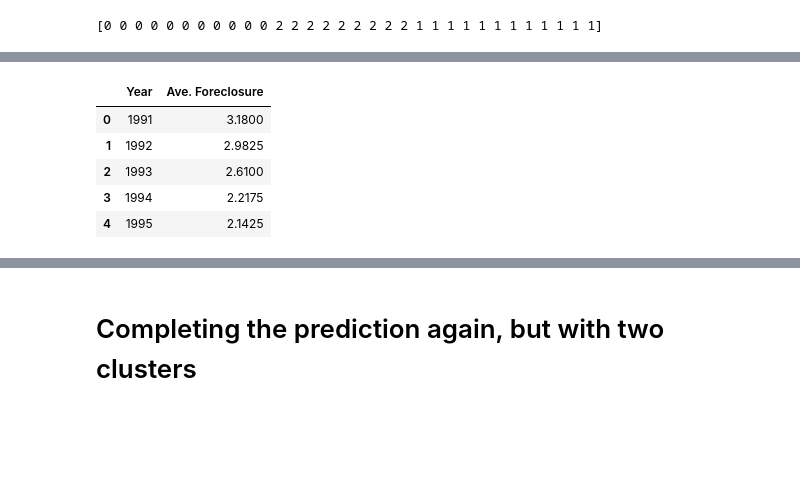
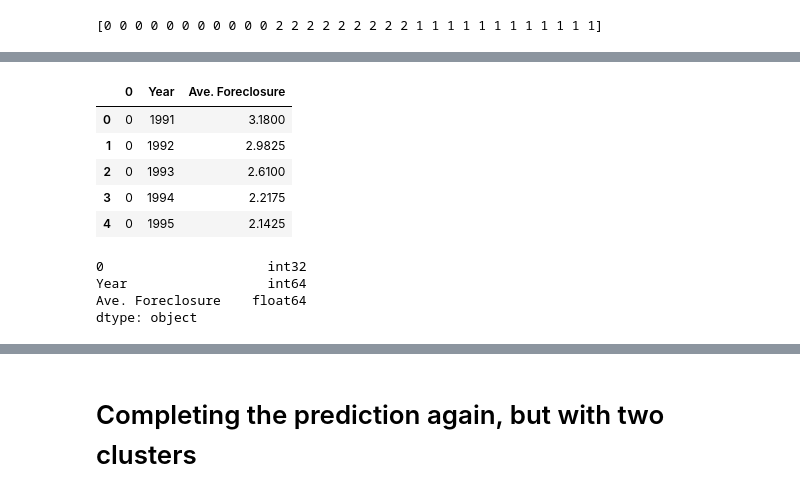
Before and after one commit to Retica/Final_Project, a Jupyter notebook: Machine Learning/Average_Random_Forest-Foreclosure.ipynb, the cells around one changed output, grey strips where cells are left out. Drawn from its saved outputs; the diff is of its cells as text; code cells hidden in the pictures; blank space fills up the shorter version.

```diff
--- a/Machine Learning/Average_Random_Forest-Foreclosure.ipynb
+++ b/Machine Learning/Average_Random_Forest-Foreclosure.ipynb
@@ -204,3 +204,6 @@ predictions = model.predict(foreclosure_master_df_ave)
 print(predictions)
 # %% [output]
 [0 0 0 0 0 0 0 0 0 0 0 2 2 2 2 2 2 2 2 2 1 1 1 1 1 1 1 1 1 1 1 1]
+# %%
+predic_df = pd.DataFrame(predictions)
+predic_df.tail()
@@ -206,0 +217,3 @@ print(predictions)
+# %%
+master_predic_df = pd.concat([predic_df, foreclosure_master_df_ave], axis=1)
+master_predic_df.tail()
@@ -207,12 +227,19 @@ print(predictions)
 # %%
 # Add a new class column to the df_iris of the predicted class
-foreclosure_master_df_ave.head()
+master_predic_df.head()
 # %% [output]
-|  | Year | Ave. Foreclosure |
-| 0 | 1991 | 3.1800 |
-| 1 | 1992 | 2.9825 |
-| 2 | 1993 | 2.6100 |
-| 3 | 1994 | 2.2175 |
-| 4 | 1995 | 2.1425 |
+|  | 0 | Year | Ave. Foreclosure |
+| 0 | 0 | 1991 | 3.1800 |
+| 1 | 0 | 1992 | 2.9825 |
+| 2 | 0 | 1993 | 2.6100 |
+| 3 | 0 | 1994 | 2.2175 |
+| 4 | 0 | 1995 | 2.1425 |
+# %%
+master_predic_df.dtypes
+# %% [output]
+0                     int32
+Year                  int64
+Ave. Foreclosure    float64
+dtype: object
 # %%
 #visualize the data by plotting clusters
```
Also changed, not shown: parts of 4 cells of this notebook, 1 other file.
